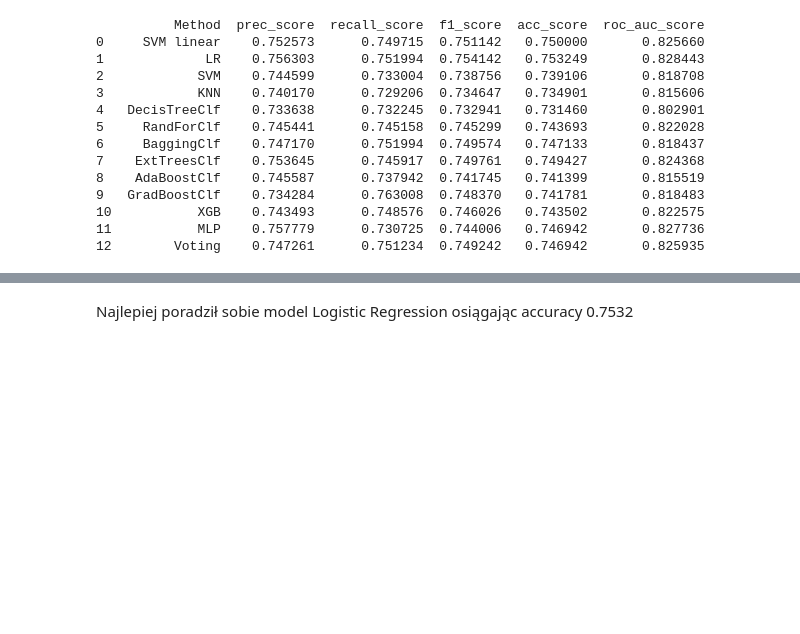
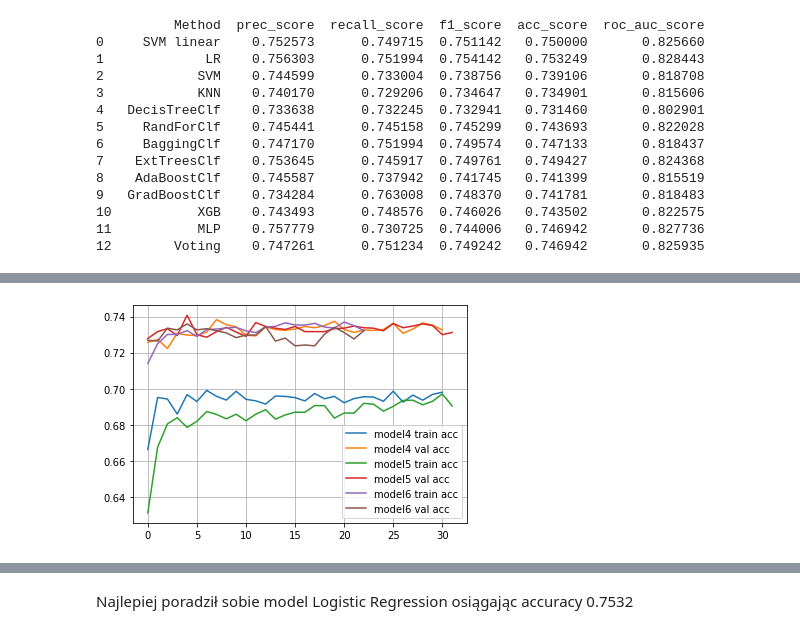
Before and after one commit to Bloczek227/Projekt-PSI, a Jupyter notebook: Projekt_clf.ipynb, the cells around one changed output, grey strips where cells are left out. Drawn from its saved outputs; the diff is of its cells as text; code cells hidden in the pictures; blank space fills up the shorter version.

```diff
--- a/Projekt_clf.ipynb
+++ b/Projekt_clf.ipynb
@@ -603,0 +880,17 @@ Epoch 33/100
+# %%
+history10_6 = History()
+model6 = Sequential()
+model6.add(Dense(200,use_bias=False,input_shape=(X_train_clf.shape[1],)))
+model6.add(BatchNormalization())
+model6.add(Activation("elu"))
+model6.add(Dense(60,use_bias=False))
+model6.add(BatchNormalization())
+model6.add(Activation("sigmoid"))
+model6.add(Dense(20,use_bias=False))
+model6.add(BatchNormalization())
+model6.add(Activation("relu"))
+model6.add(Dense(5,use_bias=False))
+model6.add(BatchNormalization())
+model6.add(Activation("elu"))
+model6.add(Dense(1,activation="sigmoid"))
+model6.summary()
@@ -611 +953,13 @@ plt.show()
+# %%
+plt.plot(history10_4.history['accuracy'], label = "model4 train acc")
+plt.plot(history10_4.history['val_accuracy'], label = "model4 val acc")
+plt.plot(history10_5.history['accuracy'], label = "model5 train acc")
+plt.plot(history10_5.history['val_accuracy'], label = "model5 val acc")
+plt.plot(history10_6.history['accuracy'], label = "model6 train acc")
+plt.plot(history10_6.history['val_accuracy'], label = "model6 val acc")
+plt.legend()
+plt.grid(True)
+plt.show()
+# %% [output]
+[figure, added]
 # %%
```
Also changed, not shown: parts of 27 cells of this notebook, 2 other files.
